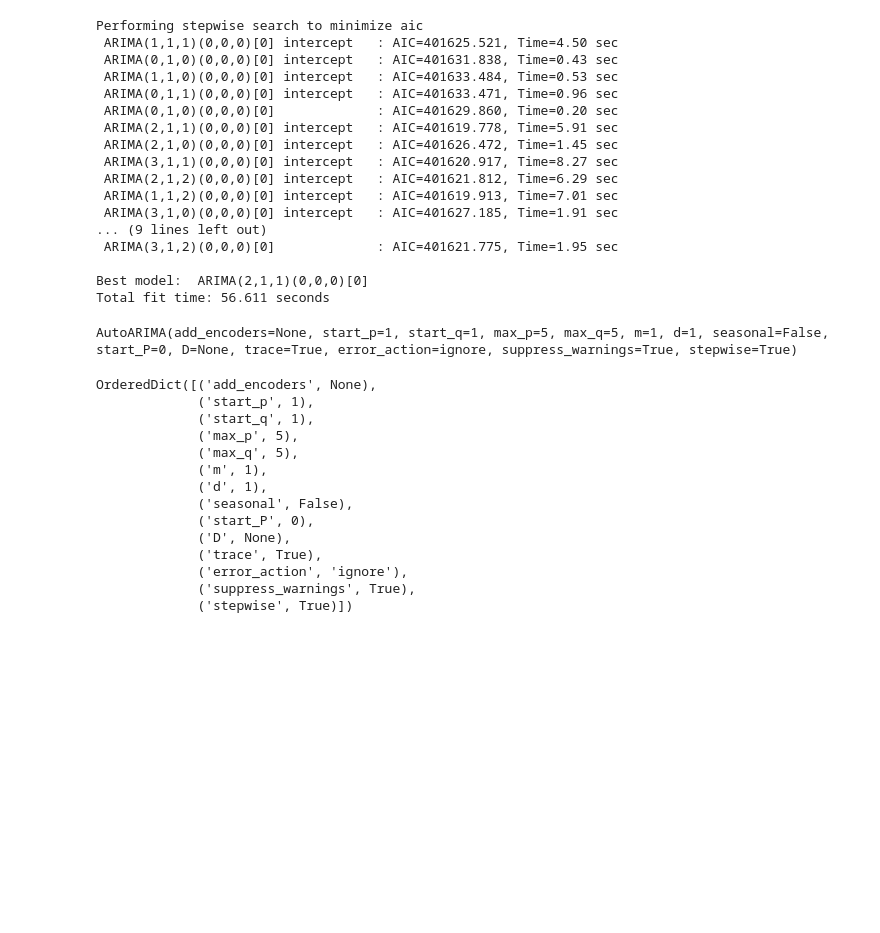
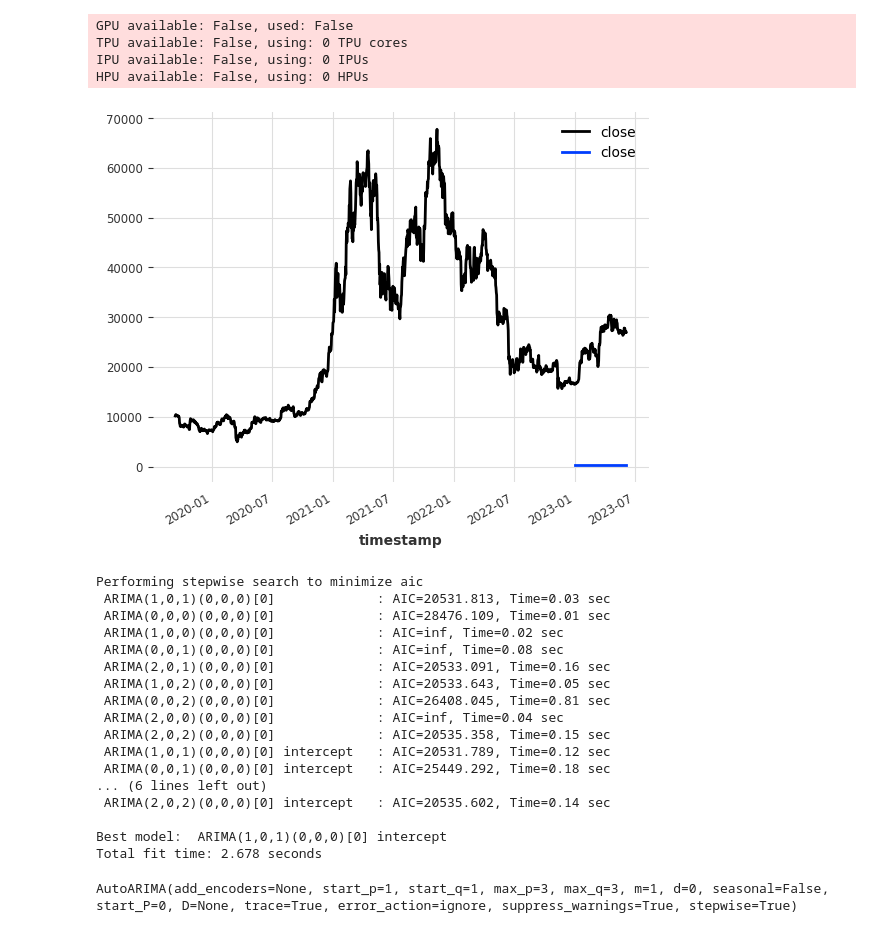
Before and after one commit to MehmetSever09/assist_trader, a Jupyter notebook: notebook/lr-darts-practice.ipynb, the cells around one changed output. Drawn from its saved outputs; the diff is of its cells as text; code cells hidden in the pictures; blank space fills up the shorter version.

```diff
--- a/notebook/lr-darts-practice.ipynb
+++ b/notebook/lr-darts-practice.ipynb
@@ -105,9 +129,21 @@ train.plot()
+# %%
+prediction = rnn_model.predict(len(val))
+# %% [output]
+GPU available: False, used: False
+TPU available: False, using: 0 TPU cores
+IPU available: False, using: 0 IPUs
+HPU available: False, using: 0 HPUs
+# %%
+series.plot()
+prediction.plot()
+# %% [output]
+[figure, added]
 # %%
 aarima_model = AutoARIMA(
     start_p=1, start_q=1,
-    max_p=5, max_q=5,
+    max_p=3, max_q=3,
     m=1,
-    d=1,
+    d=0,
     seasonal=False,
     start_P=0,
     D=None,
@@ -119,40 +155,23 @@ aarima_model = AutoARIMA(
 aarima_model.fit(train)
 # %% [output]
 Performing stepwise search to minimize aic
- ARIMA(1,1,1)(0,0,0)[0] intercept   : AIC=401625.521, Time=4.50 sec
- ARIMA(0,1,0)(0,0,0)[0] intercept   : AIC=401631.838, Time=0.43 sec
- ARIMA(1,1,0)(0,0,0)[0] intercept   : AIC=401633.484, Time=0.53 sec
- ARIMA(0,1,1)(0,0,0)[0] intercept   : AIC=401633.471, Time=0.96 sec
- ARIMA(0,1,0)(0,0,0)[0]             : AIC=401629.860, Time=0.20 sec
- ARIMA(2,1,1)(0,0,0)[0] intercept   : AIC=401619.778, Time=5.91 sec
- ARIMA(2,1,0)(0,0,0)[0] intercept   : AIC=401626.472, Time=1.45 sec
- ARIMA(3,1,1)(0,0,0)[0] intercept   : AIC=401620.917, Time=8.27 sec
- ARIMA(2,1,2)(0,0,0)[0] intercept   : AIC=401621.812, Time=6.29 sec
- ARIMA(1,1,2)(0,0,0)[0] intercept   : AIC=401619.913, Time=7.01 sec
- ARIMA(3,1,0)(0,0,0)[0] intercept   : AIC=401627.185, Time=1.91 sec
-... (9 lines left out)
- ARIMA(3,1,2)(0,0,0)[0]             : AIC=401621.775, Time=1.95 sec
+ ARIMA(1,0,1)(0,0,0)[0]             : AIC=20531.813, Time=0.03 sec
+ ARIMA(0,0,0)(0,0,0)[0]             : AIC=28476.109, Time=0.01 sec
+ ARIMA(1,0,0)(0,0,0)[0]             : AIC=inf, Time=0.02 sec
+ ARIMA(0,0,1)(0,0,0)[0]             : AIC=inf, Time=0.08 sec
+ ARIMA(2,0,1)(0,0,0)[0]             : AIC=20533.091, Time=0.16 sec
+ ARIMA(1,0,2)(0,0,0)[0]             : AIC=20533.643, Time=0.05 sec
+ ARIMA(0,0,2)(0,0,0)[0]             : AIC=26408.045, Time=0.81 sec
+ ARIMA(2,0,0)(0,0,0)[0]             : AIC=inf, Time=0.04 sec
+ ARIMA(2,0,2)(0,0,0)[0]             : AIC=20535.358, Time=0.15 sec
+ ARIMA(1,0,1)(0,0,0)[0] intercept   : AIC=20531.789, Time=0.12 sec
+ ARIMA(0,0,1)(0,0,0)[0] intercept   : AIC=25449.292, Time=0.18 sec
+... (6 lines left out)
+ ARIMA(2,0,2)(0,0,0)[0] intercept   : AIC=20535.602, Time=0.14 sec
 
-Best model:  ARIMA(2,1,1)(0,0,0)[0]
-Total fit time: 56.611 seconds
+Best model:  ARIMA(1,0,1)(0,0,0)[0] intercept
+Total fit time: 2.678 seconds
-AutoARIMA(add_encoders=None, start_p=1, start_q=1, max_p=5, max_q=5, m=1, d=1, seasonal=False, start_P=0, D=None, trace=True, error_action=ignore, suppress_warnings=True, stepwise=True)
+AutoARIMA(add_encoders=None, start_p=1, start_q=1, max_p=3, max_q=3, m=1, d=0, seasonal=False, start_P=0, D=None, trace=True, error_action=ignore, suppress_warnings=True, stepwise=True)
-# %%
-aarima_model.model_params
-# %% [output]
-OrderedDict([('add_encoders', None),
-             ('start_p', 1),
-             ('start_q', 1),
-             ('max_p', 5),
-             ('max_q', 5),
-             ('m', 1),
-             ('d', 1),
-             ('seasonal', False),
-             ('start_P', 0),
-             ('D', None),
-             ('trace', True),
-             ('error_action', 'ignore'),
-             ('suppress_warnings', True),
-             ('stepwise', True)])
 # %%
 prediction = aarima_model.predict(len(val))
 # %%
```
Also changed, not shown: parts of 10 cells of this notebook, 1 other file.
